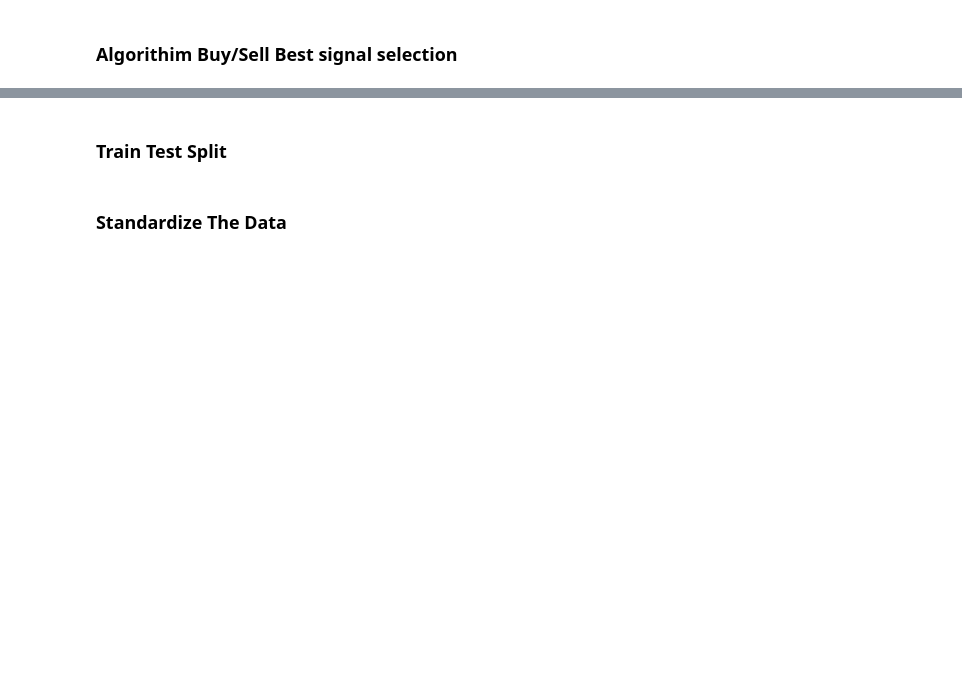
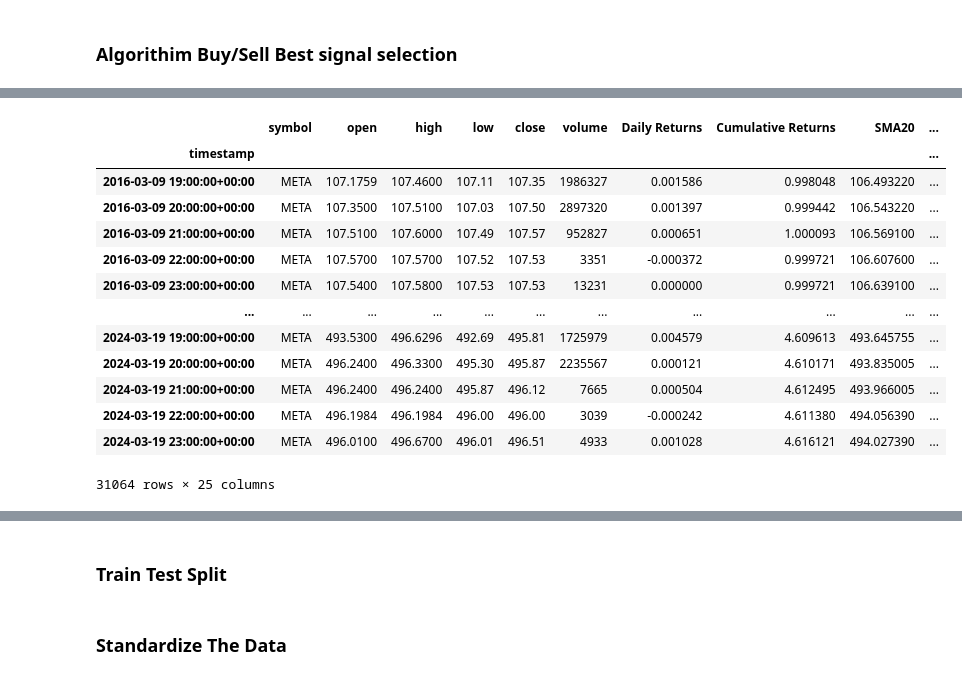
Before and after one commit to justicebangura/Project-2, a Jupyter notebook: trading_bot.ipynb, the cells around one changed output, grey strips where cells are left out. Cells and saved outputs as stored; diff of their text form; code cells hidden in the pictures; blank space fills up the shorter version.

```diff
--- a/trading_bot.ipynb
+++ b/trading_bot.ipynb
@@ -200,0 +138,43 @@ stock_df
+# %%
+simple_momentum = strategy.simple_momentum(stock_df)
+dmac= strategy.dmac_strategy(stock_df)
+finta_strategy = strategy.finta_strategy(stock_df)
+bollinger_bands = strategy.bollinger_bands_strategy(stock_df)
+pairs_trading = strategy.pairs_trading_signals(stock_df, entry_threshold=1.0, exit_threshold=0.5)
+
+signal_one = stock_df['Signal_SM']
+signal_two = stock_df['Signal_DMAC']
+signal_three = stock_df['Signal_FINTA']
+signal_four = stock_df['Signal_BB']
+signal_five = stock_df['Signal_PTS']
+
+# Create a list of lists containing signals for each asset
+signals = [signal_one, signal_two, signal_three, signal_four, signal_five]
+
+# Call the majority_vote function with the list of signals
+majority_signals = strategy.majority_vote(signals)
+
+# Add the majority signals as a new column to the existing stock_df DataFrame
+stock_df['Signal'] = majority_signals
+
+# Add entry and exit columns for plotting entry and exit points
+stock_df['entry'] = stock_df['Signal'].apply(lambda x: 1 if x == 1 else 0)
+stock_df['exit'] = stock_df['Signal'].apply(lambda x: -1 if x == -1 else 0)
+
+# Display the updated stock_df DataFrame
+stock_df
+# %% [output]
+|  | symbol | open | high | low | close | volume | Daily Returns | Cumulative Returns | SMA20 | ... |
+| timestamp |  |  |  |  |  |  |  |  |  | ... |
+| 2016-03-09 19:00:00+00:00 | META | 107.1759 | 107.4600 | 107.11 | 107.35 | 1986327 | 0.001586 | 0.998048 | 106.493220 | ... |
+| 2016-03-09 20:00:00+00:00 | META | 107.3500 | 107.5100 | 107.03 | 107.50 | 2897320 | 0.001397 | 0.999442 | 106.543220 | ... |
+| 2016-03-09 21:00:00+00:00 | META | 107.5100 | 107.6000 | 107.49 | 107.57 | 952827 | 0.000651 | 1.000093 | 106.569100 | ... |
+| 2016-03-09 22:00:00+00:00 | META | 107.5700 | 107.5700 | 107.52 | 107.53 | 3351 | -0.000372 | 0.999721 | 106.607600 | ... |
+| 2016-03-09 23:00:00+00:00 | META | 107.5400 | 107.5800 | 107.53 | 107.53 | 13231 | 0.000000 | 0.999721 | 106.639100 | ... |
+| ... | ... | ... | ... | ... | ... | ... | ... | ... | ... | ... |
+| 2024-03-19 19:00:00+00:00 | META | 493.5300 | 496.6296 | 492.69 | 495.81 | 1725979 | 0.004579 | 4.609613 | 493.645755 | ... |
+| 2024-03-19 20:00:00+00:00 | META | 496.2400 | 496.3300 | 495.30 | 495.87 | 2235567 | 0.000121 | 4.610171 | 493.835005 | ... |
+| 2024-03-19 21:00:00+00:00 | META | 496.2400 | 496.2400 | 495.87 | 496.12 | 7665 | 0.000504 | 4.612495 | 493.966005 | ... |
+| 2024-03-19 22:00:00+00:00 | META | 496.1984 | 496.1984 | 496.00 | 496.00 | 3039 | -0.000242 | 4.611380 | 494.056390 | ... |
+| 2024-03-19 23:00:00+00:00 | META | 496.0100 | 496.6700 | 496.01 | 496.51 | 4933 | 0.001028 | 4.616121 | 494.027390 | ... |
+31064 rows × 25 columns
```
Also changed, not shown: parts of 43 cells of this notebook, 4 other files.
